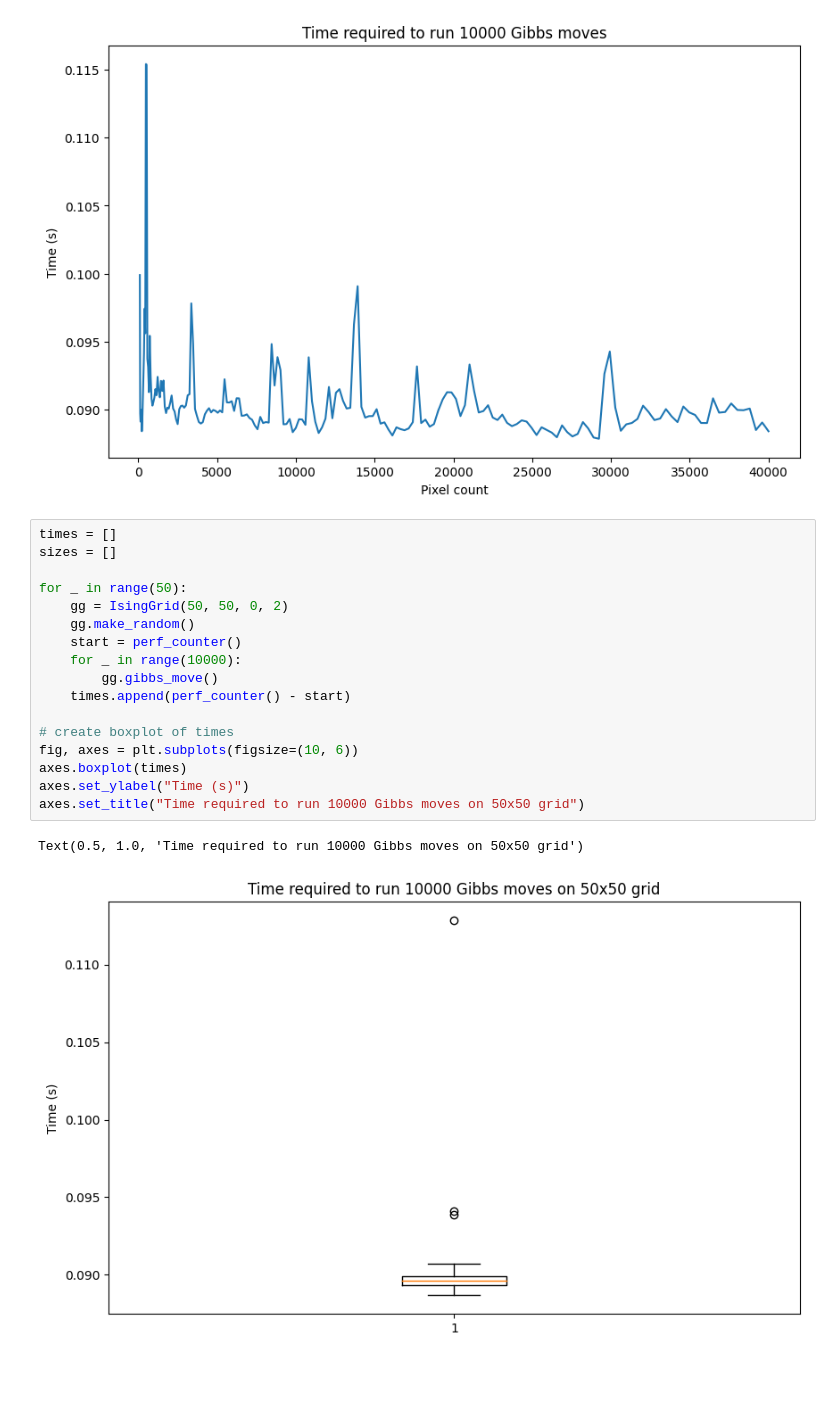
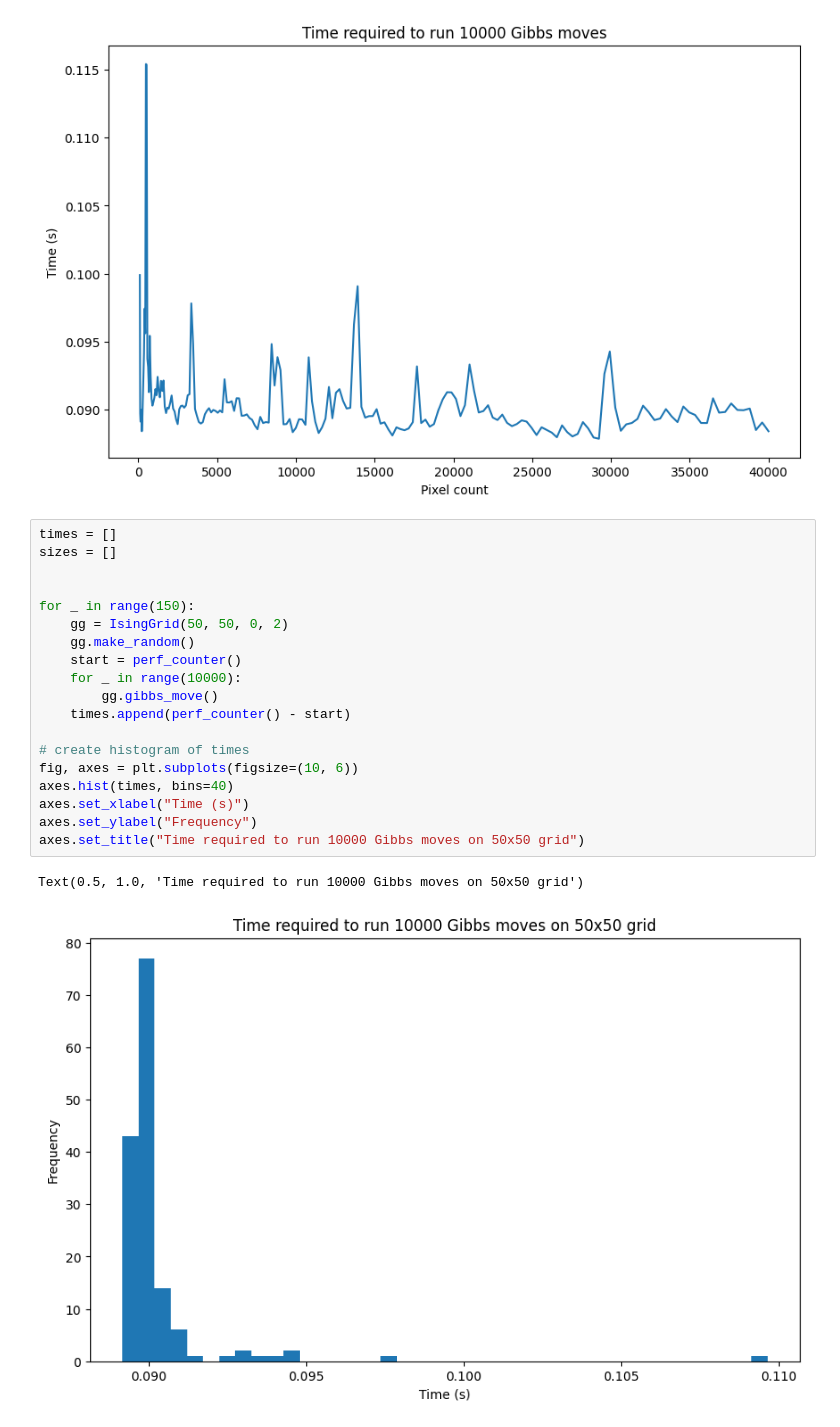
Before and after one commit to szuvarska/ImageDenoising, a Jupyter notebook: pixel_number_vs_time.ipynb, the cells around one changed output. Cells and saved outputs as stored; diff of their text form; blank space fills up the shorter version.

Commit message:
further analysis of time performance

```diff
--- a/pixel_number_vs_time.ipynb
+++ b/pixel_number_vs_time.ipynb
@@ -69,20 +69,22 @@ Text(0.5, 1.0, 'Time required to run 10000 Gibbs moves')
 # %%
 times = []
 sizes = []
 
-for _ in range(50):
+
+for _ in range(150):
     gg = IsingGrid(50, 50, 0, 2)
     gg.make_random()
     start = perf_counter()
     for _ in range(10000):
         gg.gibbs_move()
     times.append(perf_counter() - start)
 
-# create boxplot of times
+# create histogram of times
 fig, axes = plt.subplots(figsize=(10, 6))
-axes.boxplot(times)
-axes.set_ylabel("Time (s)")
+axes.hist(times, bins=40)
+axes.set_xlabel("Time (s)")
+axes.set_ylabel("Frequency")
 axes.set_title("Time required to run 10000 Gibbs moves on 50x50 grid")
 # %% [output]
 Text(0.5, 1.0, 'Time required to run 10000 Gibbs moves on 50x50 grid')
-[figure, old version]
+[figure, new version]
```
Also changed, not shown: parts of 3 cells of this notebook.
